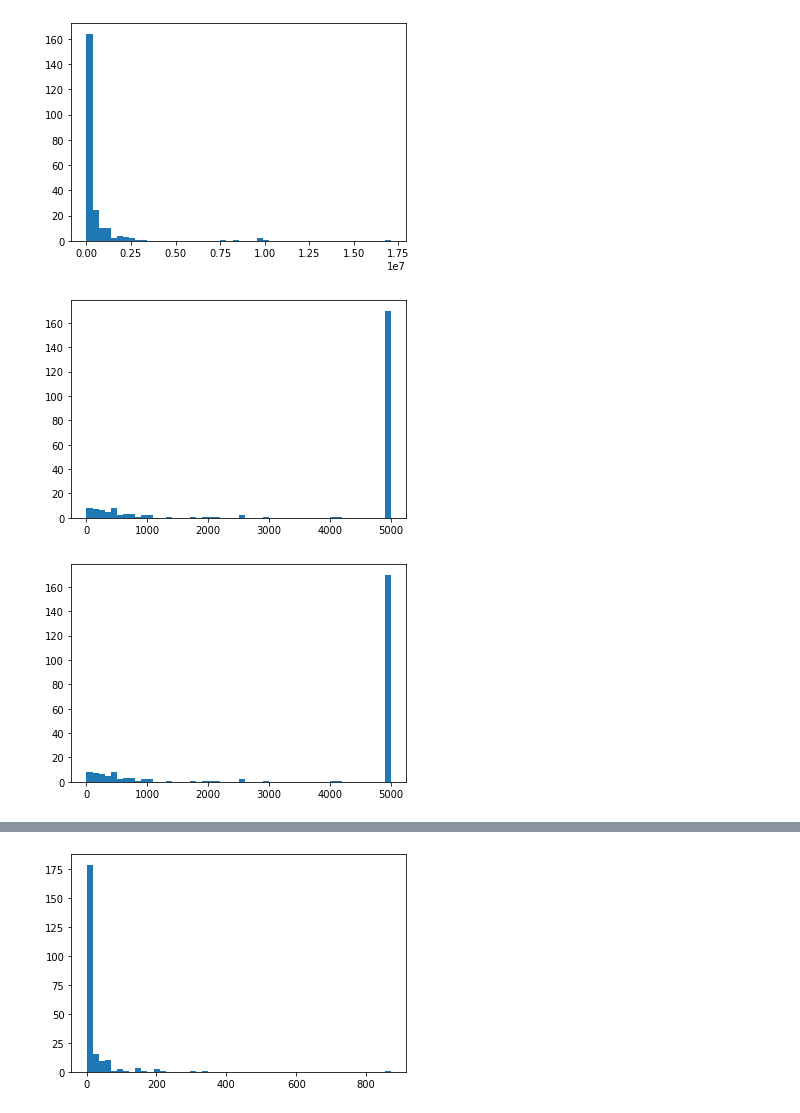
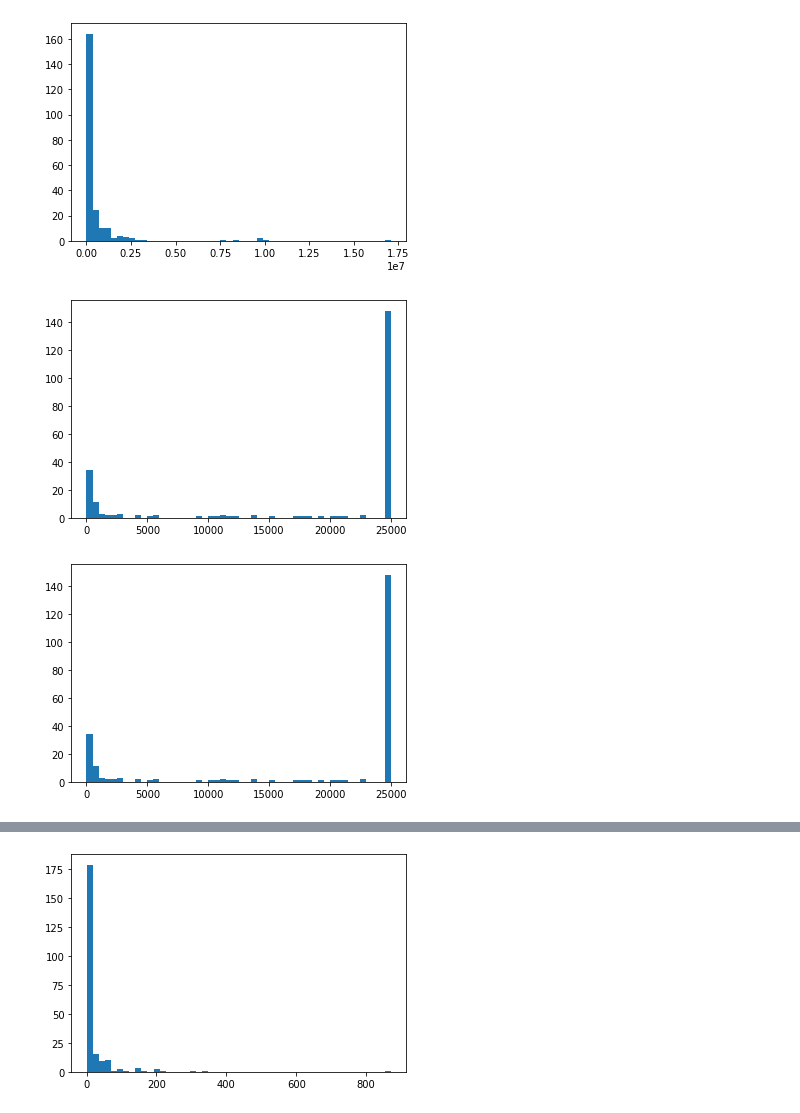
Before and after one commit to pompywka228/term_works_2020_1, a Jupyter notebook: Червинский Владислав ИСТ-18-1/data_preparation.ipynb, the cells around one changed output, grey strips where cells are left out. Saved outputs shown, nothing was run; the diff lists cells and outputs as text; code cells hidden in the pictures.

```diff
--- a/Червинский Владислав ИСТ-18-1/data_preparation.ipynb
+++ b/Червинский Владислав ИСТ-18-1/data_preparation.ipynb
@@ -6,7 +6,7 @@ from sklearn.preprocessing import StandardScaler
 from sklearn.preprocessing import MinMaxScaler
 # %%
 # Загрузка и анализ набора данных
-country_dataset = pandas.read_csv('Набор_3_страны_мира.csv', sep=';')
+country_dataset = pd.read_csv('Набор_3_страны_мира.csv', sep=';')
 country_dataset.head(10) # Вывод первых 10 строк
 # %% [output]
 |  | country | region | population | area | coastline | infant_mortality | gdp | literacy | phones | ... |
@@ -37,18 +37,18 @@ plt.show()
 [figure]
 # %%
 # Наблюдаем проблему №4 - выброс в районе
-data = numpy.clip(data, 0, 5000)
+data = np.clip(data, 0, 25000)
 # Результат
-matplotlib.pyplot.hist(data, bins = 50)
-matplotlib.pyplot.show()
+plt.hist(data, bins = 50)
+plt.show()
 # %% [output]
-[figure, old version]
+[figure, new version]
 # %%
 data = data.replace(0, data.mean())
 plt.hist(data, bins = 50)
 plt.show()
 # %% [output]
-[figure, old version]
+[figure, new version]
 # %%
 plt.hist(data ** 0.5, bins = 50)
 plt.show()
```
Also changed, not shown: parts of 25 cells of this notebook, 1 other file.
